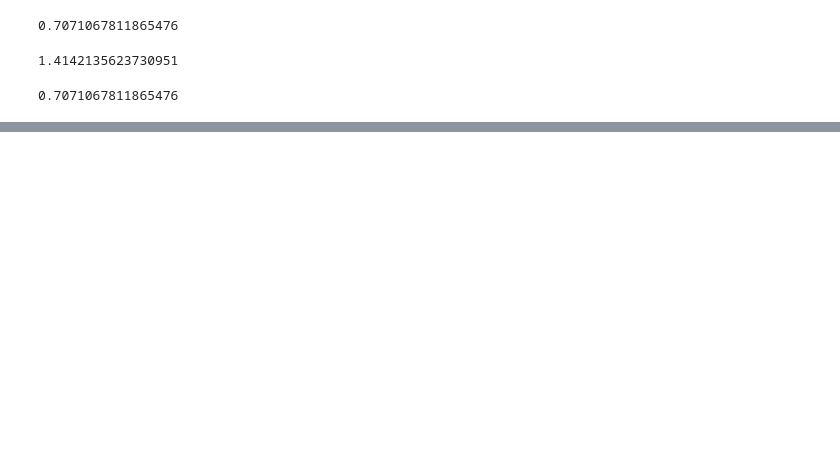
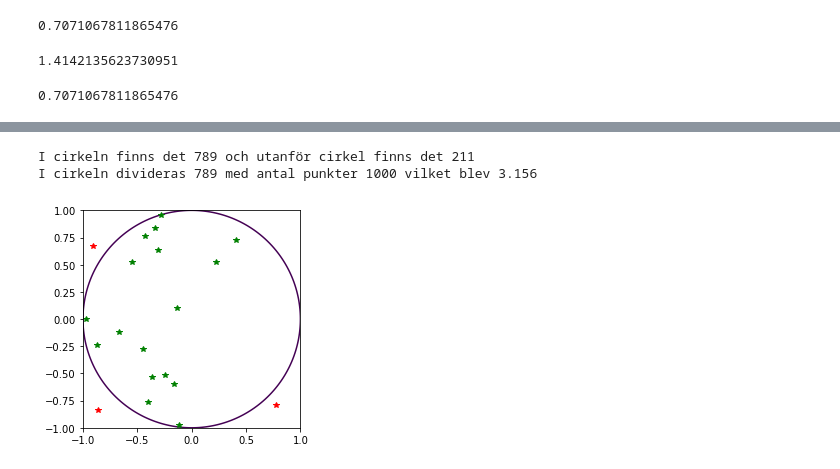
Before and after one commit to EnricoLoniakan/Kian_Loniakan_TE19C, a Jupyter notebook: Labb_uppgift/Labb1.ipynb, the cells around one changed output, grey strips where cells are left out. Saved outputs shown, nothing was run; the diff lists cells and outputs as text; code cells hidden in the pictures; blank space fills up the shorter version.

Commit message:
Labb 1 & 2
If Betyg < A:
print(f"omöjligt")

```diff
--- a/Labb_uppgift/Labb1.ipynb
+++ b/Labb_uppgift/Labb1.ipynb
@@ -45,0 +92,77 @@ SyntaxError: invalid syntax (<ipython-input-1-50a381bf8d30>, line 9)
+# %%
+'uppgift 1 (f)'
+
+import random as rnd
+
+import math
+
+i_cirkel = 0
+
+utanför_cirkel = 0
+
+antal_punkter = 1000
+
+for i in range(antal_punkter):
+    X = rnd.uniform(-1,1)
+    Y = rnd.uniform(-1,1)
+
+    if (X**2 + Y**2)**0.5 >= 1**2:
+        utanför_cirkel += 1
+
+
+
+    elif (X**2 + Y**2)**0.5 <= 1**2:
+        i_cirkel += 1
+
+(i_cirkel / antal_punkter)*4
+
+
+print(f"I cirkeln finns det {i_cirkel} och utanför cirkel finns det {utanför_cirkel}")
+
+print(f"I cirkeln divideras {i_cirkel} med antal punkter {antal_punkter} vilket blev {(i_cirkel / antal_punkter)*4} ")
+# %% [output]
+I cirkeln finns det 789 och utanför cirkel finns det 211
+I cirkeln divideras 789 med antal punkter 1000 vilket blev 3.156
+# %%
+'uppgift 1 (g)'
+
+import matplotlib.pyplot as plt # matplotlib.pyplot är det som får till en graf bild för min kod. Det kan även användas för att göra st diagram eller vt diagram.
+
+import random as rnd
+
+import numpy as np
+
+
+x = np.linspace(-1.0, 1.0, 100)
+y = np.linspace(-1.0, 1.0, 100)
+
+X, Y = np.meshgrid(x,y)
+
+F = X**2 + Y**2 - 1.0
+
+fig, ax = plt.subplots()
+
+ax.contour(X,Y,F,[0])
+
+ax.set_aspect(1)
+
+for i in range(20):
+    X = rnd.uniform(-1,1)
+    Y = rnd.uniform(-1,1)
+    h = (X**2 + Y**2)**0.5 #hypotenusan = h vilket är förklarat här
+
+
+    if (X**2 + Y**2)**0.5 >= 1**2: # om de hamnar utanför så är de större än 1**2
+
+        plt.plot(X,Y,'*r')
+
+
+
+    elif (X**2 + Y**2)**0.5 <= 1**2:    # om de hamnar innanför så är de midre än 1**2
+
+        plt.plot(X,Y,'*g') # för att rita upp punkterna och * vilket får till så att punkterna syns som punkter och g (grön) som den färgen som punkterna ska få. När det gäller till exempel vt diagram så kan man även använda '*-' då - lägger en linje mellan varje punkt
+
+
+plt.show() # plt.show kan förklaras som print fast för grafen
+# %% [output]
+[figure, added]
```
Also changed, not shown: parts of 5 cells of this notebook, 1 other file.
